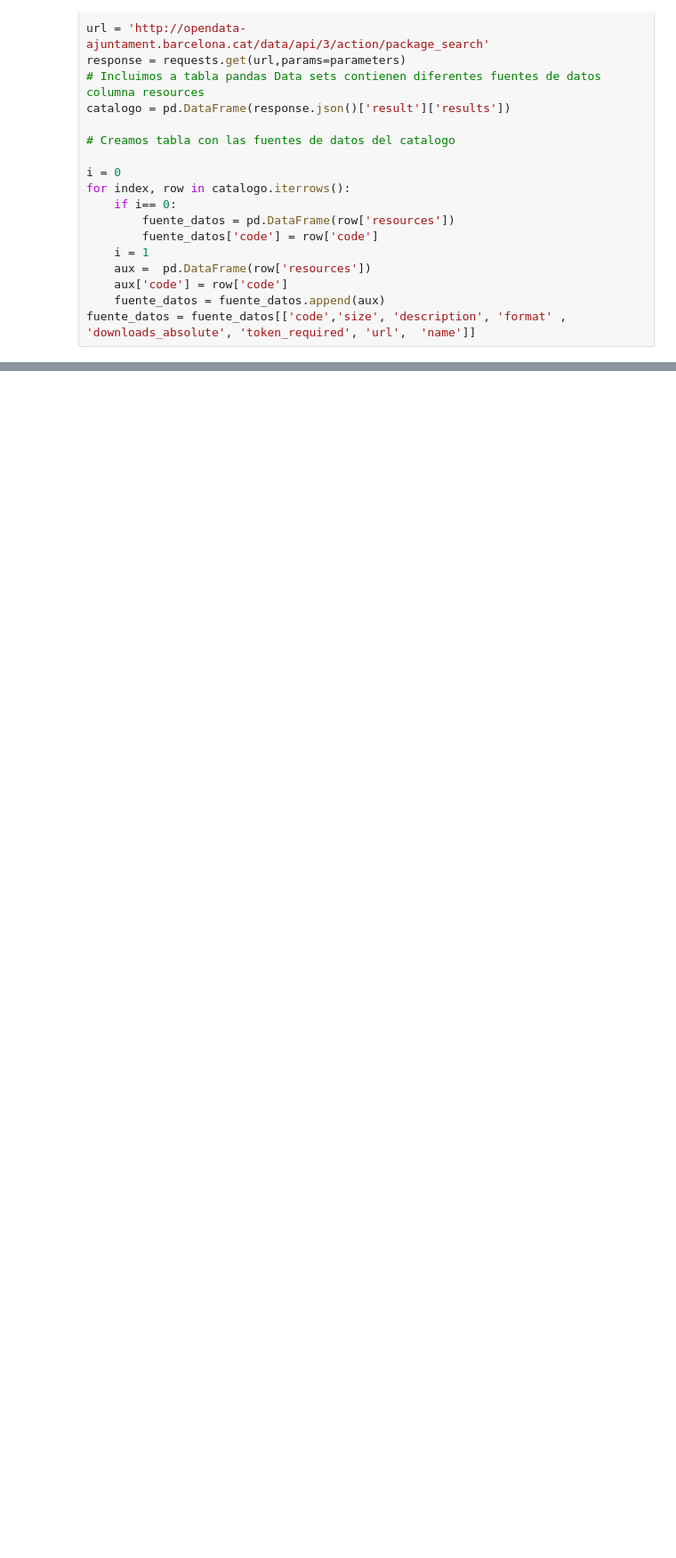
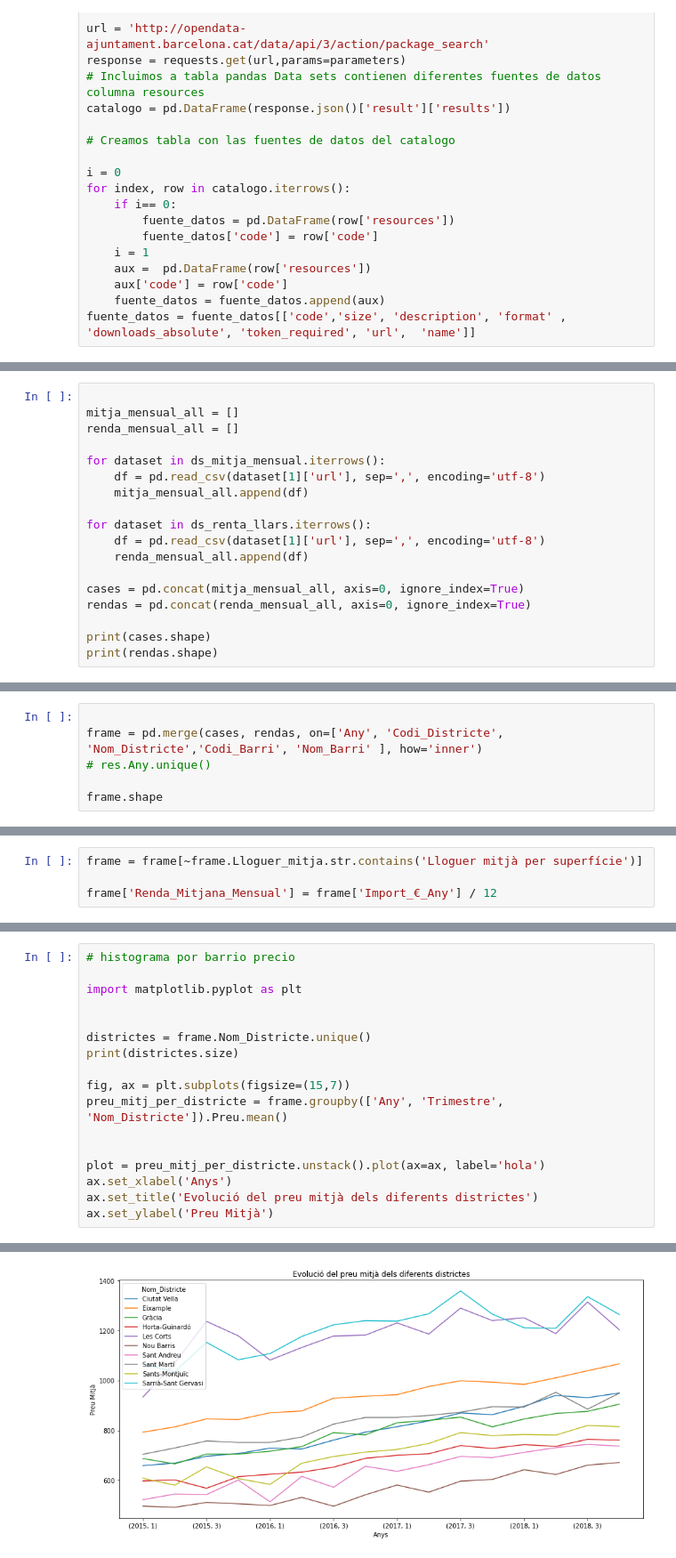
Before and after one commit to aacraf/studenthousing, a Jupyter notebook: main.ipynb, the cells around one changed output, grey strips where cells are left out. Shown: that part at 89% size. Drawn from its saved outputs; the diff is of its cells as text; blank space fills up the shorter version.

Commit message:
Merge two datasets and initial DAE

```diff
--- a/main.ipynb
+++ b/main.ipynb
@@ -115,0 +95,18 @@ import matplotlib.pyplot as plt
+# %%
+
+mitja_mensual_all = []
+renda_mensual_all = []
+
+for dataset in ds_mitja_mensual.iterrows():
+    df = pd.read_csv(dataset[1]['url'], sep=',', encoding='utf-8')
+    mitja_mensual_all.append(df)
+
+for dataset in ds_renta_llars.iterrows():
+    df = pd.read_csv(dataset[1]['url'], sep=',', encoding='utf-8')
+    renda_mensual_all.append(df)
+
+cases = pd.concat(mitja_mensual_all, axis=0, ignore_index=True)
+rendas = pd.concat(renda_mensual_all, axis=0, ignore_index=True)
+
+print(cases.shape)
+print(rendas.shape)
@@ -115,0 +138,6 @@ import matplotlib.pyplot as plt
+# %%
+
+frame = pd.merge(cases, rendas, on=['Any', 'Codi_Districte', 'Nom_Districte','Codi_Barri', 'Nom_Barri' ], how='inner')
+# res.Any.unique()
+
+frame.shape
@@ -115,0 +155,4 @@ import matplotlib.pyplot as plt
+# %%
+frame = frame[~frame.Lloguer_mitja.str.contains('Lloguer mitjà per superfície')]
+
+frame['Renda_Mitjana_Mensual'] = frame['Import_€_Any'] / 12
@@ -115,0 +183,18 @@ import matplotlib.pyplot as plt
+# %%
+# histograma por barrio precio
+
+import matplotlib.pyplot as plt
+
+
+districtes = frame.Nom_Districte.unique()
+print(districtes.size)
+
+fig, ax = plt.subplots(figsize=(15,7))
+preu_mitj_per_districte = frame.groupby(['Any', 'Trimestre', 'Nom_Districte']).Preu.mean()
+
+
+plot = preu_mitj_per_districte.unstack().plot(ax=ax, label='hola')
+ax.set_xlabel('Anys')
+ax.set_title('Evolució del preu mitjà dels diferents districtes')
+ax.set_ylabel('Preu Mitjà')
+# %% [output]
@@ -115,0 +203 @@ import matplotlib.pyplot as plt
+[figure, added]
```
Also changed, not shown: parts of 27 cells of this notebook, 4 other files.
